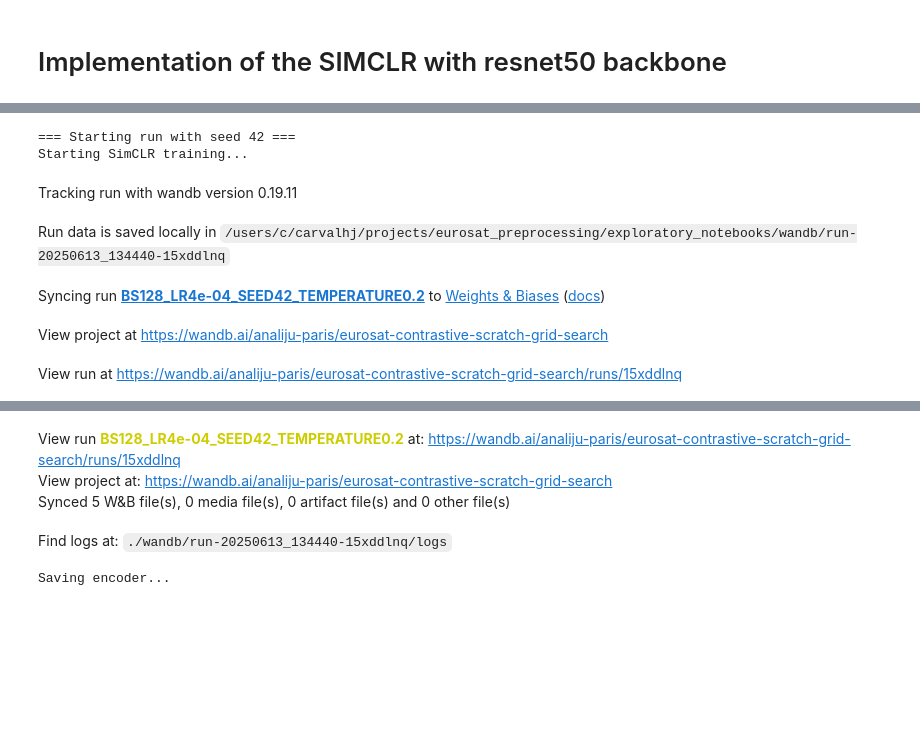
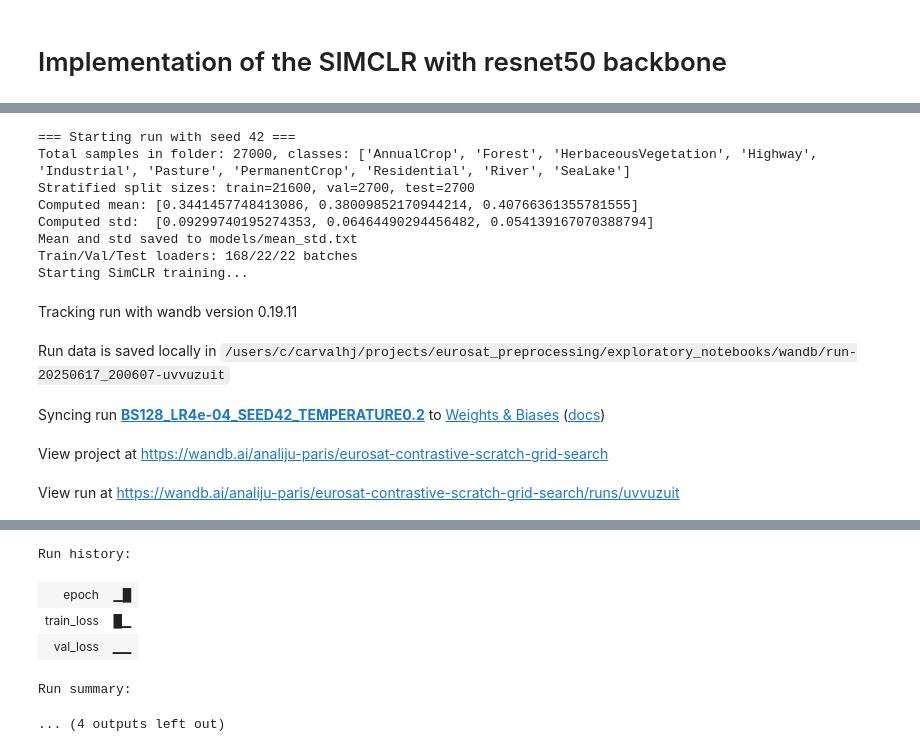
Before and after one commit to JuCarv-bit/eurosat_preprocessing, a Jupyter notebook: exploratory_notebooks/eurosat_contrastive.ipynb, the cells around one changed output, grey strips where cells are left out. Drawn from its saved outputs; the diff is of its cells as text; code cells hidden in the pictures; blank space fills up the shorter version.

```diff
--- a/exploratory_notebooks/eurosat_contrastive.ipynb
+++ b/exploratory_notebooks/eurosat_contrastive.ipynb
@@ -36,12 +62,12 @@ CONFIG = {
     "ZIP_PATH": "/content/EuroSAT.zip",
     "EUROSAT_URL": "https://madm.dfki.de/files/sentinel/EuroSAT.zip",
     "SEED": 42,
-    "BATCH_SIZE": 128,
+    "BATCH_SIZE": 256,
     "LR": 3.75e-4,
     "WD": 0.5,
     "LR_LINEAR": 3.75e-4,
-    "EPOCHS_SIMCLR": 10,
-    "EPOCHS_LINEAR": 10,
+    "EPOCHS_SIMCLR": 50,
+    "EPOCHS_LINEAR": 30,
     "PROJ_DIM": 128,
     "FEATURE_DIM": 2048, # ResNet50 feature dimension = 2048
 }
@@ -434,7 +668,6 @@ def load_evaluate_model(model_path, device, data_dir, seed):
 # %%
 
 seeds = [GLOBAL_SEED]
-
 for seed in seeds:
     print(f"\n=== Starting run with seed {seed} ===")
     set_seed(seed)
@@ -476,16 +709,47 @@ for seed in seeds:
             "pretrained": PRETRAINED,
         }
     )
-    train_simclr(simclr_model, train_loader, val_loader, optimizer, loss_fn, DEVICE, CONFIG["EPOCHS_SIMCLR"], scheduler=scheduler)
+    train_simclr(simclr_model, train_loader, val_loader, optimizer, loss_fn, DEVICE, CONFIG["EPOCHS_SIMCLR"], wandb_run=wandb_run, scheduler=scheduler, seed=seed, bs=bs)
     wandb_run.finish()
 
-    print("Saving encoder...")
-    torch.save(simclr_model.state_dict(), f"simclr_model_seed{seed}_temperature{TEMPERATURE}_bs{bs}.pth")
+
+
+    # # Evaluate in linear probe setting
+    # linear_prob_acc, linear_prob_loss = 0, 0
+    # wandb_run = wandb.init(
+    #     project="eurosat-contrastive-linear-probe",
+    #     name=f"BS{bs}_LR{CONFIG['LR_LINEAR']:.0e}_SEED{seed}_TEMPERATURE{TEMPERATURE}",
+    #     config={
+    #         "seed": seed,
+    #         "temperature": TEMPERATURE,
+    #         "model": "Linear Probe",
+    #         "dataset": "EuroSAT",
+    #         "batch_size": bs,
+    #         "learning_rate": CONFIG["LR_LINEAR"],
+    #         "epochs": CONFIG["EPOCHS_LINEAR"],
+    #         "proj_dim": CONFIG["PROJ_DIM"],
+    #         "feature_dim": CONFIG["FEATURE_DIM"],
+    #         "pretrained": PRETRAINED,
+    #     }
+    # )
+
+
+    # print("Starting linear probe training...")
+    # run_linear_probe_experiment(seed, train_loader, val_loader, test_loader, num_classes, simclr_model, bs)
+
+print("All runs completed.")
+wandb.finish()
 # %% [output]
 === Starting run with seed 42 ===
+Total samples in folder: 27000, classes: ['AnnualCrop', 'Forest', 'HerbaceousVegetation', 'Highway', 'Industrial', 'Pasture', 'PermanentCrop', 'Residential', 'River', 'SeaLake']
+Stratified split sizes: train=21600, val=2700, test=2700
+Computed mean: [0.3441457748413086, 0.38009852170944214, 0.40766361355781555]
+Computed std:  [0.09299740195274353, 0.06464490294456482, 0.054139167070388794]
+Mean and std saved to models/mean_std.txt
+Train/Val/Test loaders: 168/22/22 batches
 Starting SimCLR training...
 Tracking run with wandb version 0.19.11
-Run data is saved locally in /users/c/carvalhj/projects/eurosat_preprocessing/exploratory_notebooks/wandb/run-20250613_134440-15xddlnq
+Run data is saved locally in /users/c/carvalhj/projects/eurosat_preprocessing/exploratory_notebooks/wandb/run-20250617_200607-uvvuzuit
 Syncing run BS128_LR4e-04_SEED42_TEMPERATURE0.2 to Weights & Biases (docs)
 View project at https://wandb.ai/analiju-paris/eurosat-contrastive-scratch-grid-search
-View run at https://wandb.ai/analiju-paris/eurosat-contrastive-scratch-grid-search/runs/15xddlnq
+View run at https://wandb.ai/analiju-paris/eurosat-contrastive-scratch-grid-search/runs/uvvuzuit
@@ -503,6 +761,7 @@ Finished SimCLR pretraining.
 [interactive output not drawn]
-View run BS128_LR4e-04_SEED42_TEMPERATURE0.2 at: https://wandb.ai/analiju-paris/eurosat-contrastive-scratch-grid-search/runs/15xddlnq
-View project at: https://wandb.ai/analiju-paris/eurosat-contrastive-scratch-grid-search
-Synced 5 W&B file(s), 0 media file(s), 0 artifact file(s) and 0 other file(s)
-Find logs at: ./wandb/run-20250613_134440-15xddlnq/logs
-Saving encoder...
+Run history:
+| epoch | ▁█ |
+| train_loss | █▁ |
+| val_loss | ▁▁ |
+Run summary:
+... (4 outputs left out)
```
Also changed, not shown: parts of 11 cells of this notebook, 1 other file.
